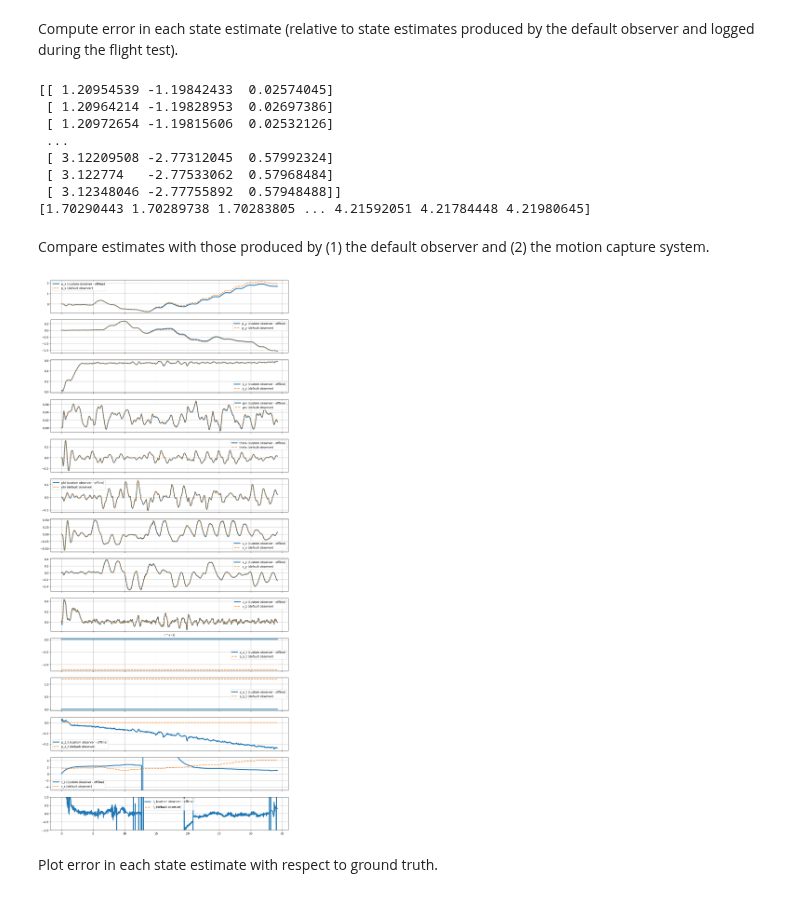
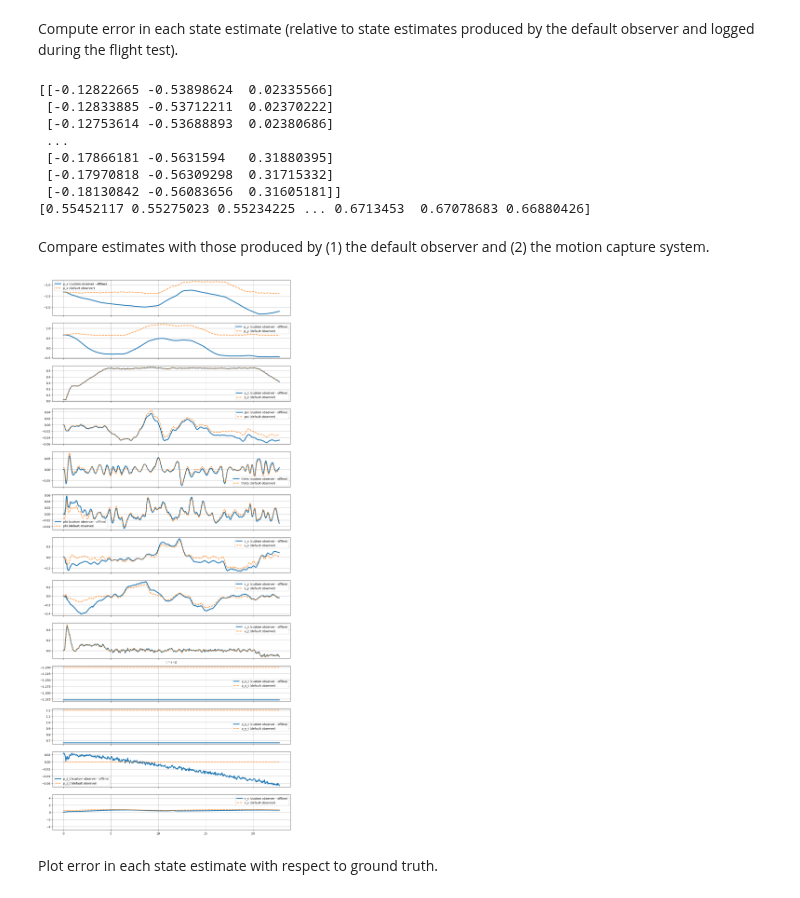
Before and after one commit to Chairless-maybe/crazyflie-client, a Jupyter notebook: project/offline-implementation.ipynb, the cells around one changed output. Cells and saved outputs as stored; diff of their text form; code cells hidden in the pictures.

Commit message:
Loaded the right file for offline evaluation

```diff
--- a/project/offline-implementation.ipynb
+++ b/project/offline-implementation.ipynb
@@ -317,7 +317,7 @@ Load flight data.
 # %%
 # Load flight data
 # raw_data_drone, raw_data_mocap = load_hardware_data('calibration_default_obs_2.json')
-raw_data_drone, raw_data_mocap = load_hardware_data('follower_test.json')
+raw_data_drone, raw_data_mocap = load_hardware_data('calibration_default_obs_2.json')
 
 # Resample drone data
 data_drone = resample_data_drone(
@@ -426,6 +426,8 @@ for i in range(len(t)):
     n_x_err = k_flow * (v_x / p_z_eq - w_y) - n_x
     n_y_err = k_flow * (v_y / p_z_eq + w_x) - n_y
     r_err = (p_z-p_z_eq) - (r - p_z_eq)
+    d_err = 0
+    # if np.abs(d) < 10:
     d_err = r_s - d
 
     # Update estimates
@@ -442,7 +444,7 @@ for i in range(len(t)):
 
     # print(r_s - r_s_minusone)
 
-    r_s_dot = (3. * r_s - 4. * r_s_minusone + r_s_minustwo) / (2. * dt)
+    # r_s_dot = (3. * r_s - 4. * r_s_minusone + r_s_minustwo) / (2. * dt)
     # r_s_dot = (r_s - r_s_minusone) / dt
 
     # else:
@@ -502,14 +504,14 @@ r_s_default = np.array([np.linalg.norm(p) for p in p_b_t_default])
 print(p_b_t_default)
 print(r_s_default)
 # %% [output]
-[[ 1.20954539 -1.19842433  0.02574045]
- [ 1.20964214 -1.19828953  0.02697386]
- [ 1.20972654 -1.19815606  0.02532126]
+[[-0.12822665 -0.53898624  0.02335566]
+ [-0.12833885 -0.53712211  0.02370222]
+ [-0.12753614 -0.53688893  0.02380686]
  ...
- [ 3.12209508 -2.77312045  0.57992324]
- [ 3.122774   -2.77533062  0.57968484]
- [ 3.12348046 -2.77755892  0.57948488]]
-[1.70290443 1.70289738 1.70283805 ... 4.21592051 4.21784448 4.21980645]
+ [-0.17866181 -0.5631594   0.31880395]
+ [-0.17970818 -0.56309298  0.31715332]
+ [-0.18130842 -0.56083656  0.31605181]]
+[0.55452117 0.55275023 0.55234225 ... 0.6713453  0.67078683 0.66880426]
 # %%
 p_x_err = p_x_offline - p_x_default
 p_y_err = p_y_offline - p_y_default
@@ -539,38 +541,37 @@ fig, (ax_p_x,
       ax_p_y,
       ax_p_z,
       ax_psi,
       ax_theta,
       ax_phi,
       ax_v_x,
       ax_v_y,
       ax_v_z,
       ax_p_x_t,
       ax_p_y_t,
       ax_p_z_t,
-      ax_r_s,
-      ax_r_s_dot) = plt.subplots(14, 1, figsize=(15, 35), sharex=True)
+      ax_r_s,) = plt.subplots(13, 1, figsize=(15, 35), sharex=True)
 comparison_plot(t, p_x_offline, p_x_default, 'p_x', ax_p_x)
 comparison_plot(t, p_y_offline, p_y_default, 'p_y', ax_p_y)
 comparison_plot(t, p_z_offline, p_z_default, 'p_z', ax_p_z)
 comparison_plot(t, psi_offline, psi_default, 'psi', ax_psi)
 comparison_plot(t, theta_offline, theta_default, 'theta', ax_theta)
 comparison_plot(t, phi_offline, phi_default, 'phi', ax_phi)
 comparison_plot(t, v_x_offline, v_x_default, 'v_x', ax_v_x)
 comparison_plot(t, v_y_offline, v_y_default, 'v_y', ax_v_y)
 comparison_plot(t, v_z_offline, v_z_default, 'v_z', ax_v_z)
 comparison_plot(t, p_x_t_w_offline, p_x_t_w * np.ones(len(t)), 'p_x_t', ax_p_x_t)
 comparison_plot(t, p_y_t_w_offline, p_y_t_w * np.ones(len(t)), 'p_y_t', ax_p_y_t)
 comparison_plot(t, p_z_t_w_offline, p_z_t_w * np.ones(len(t)), 'p_z_t', ax_p_z_t)
 comparison_plot(t, r_s_offline, r_s_default, 'r_s', ax_r_s)
-comparison_plot(t, r_s_dot_offline, np.ones(len(t)), r'$\dot{r}_s$', ax_r_s_dot)
+# comparison_plot(t, r_s_dot_offline, np.ones(len(t)), r'$\dot{r}_s$', ax_r_s_dot)
 ax_v_z.set_xlabel('time (s)')
 
 ax_r_s.set_ylim([-5., 5.])
-ax_r_s_dot.set_ylim([-1., 1.])
+# ax_r_s_dot.set_ylim([-1., 1.])
 
 plt.show()
 # %% [output]
-[figure, old version]
+[figure, new version]
 # %% [markdown]
 Plot error in each state estimate with respect to ground truth.
 # %%
```
Also changed, not shown: 1 other file.
